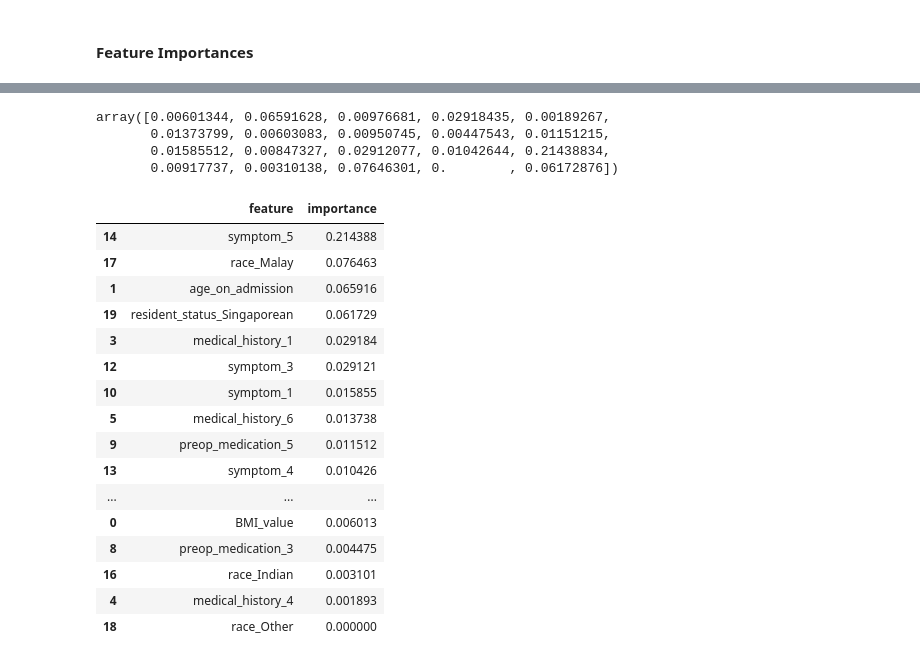
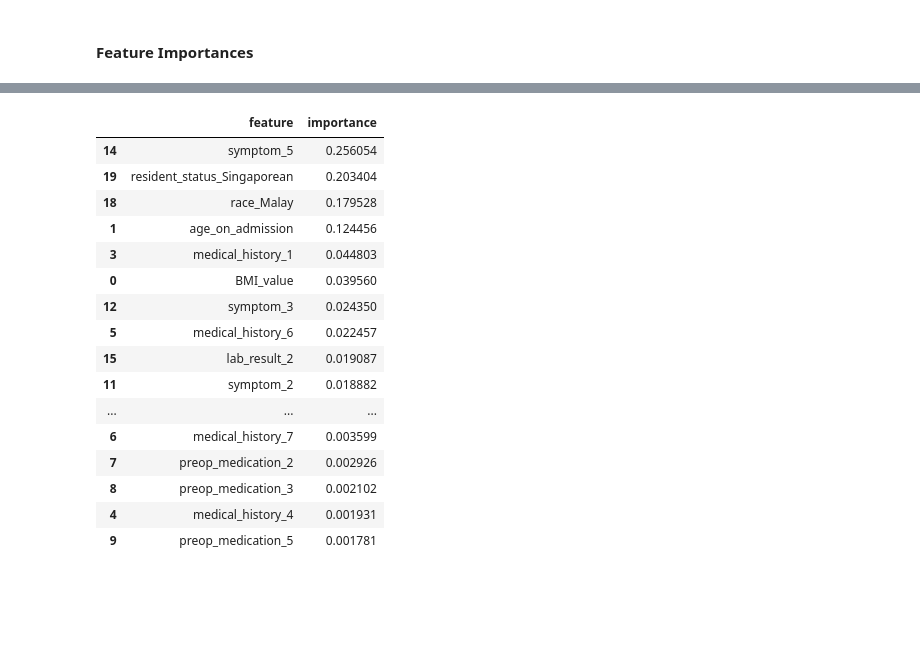
Before and after one commit to skuuu/Healthcare-Data-Analytics-and-Predictive-Modeling, a Jupyter notebook: data_analytics_and_modeling.ipynb, the cells around one changed output, grey strips where cells are left out. Drawn from its saved outputs; the diff is of its cells as text; code cells hidden in the pictures; blank space fills up the shorter version.

```diff
--- a/data_analytics_and_modeling.ipynb
+++ b/data_analytics_and_modeling.ipynb
@@ -926,7 +930,3 @@ print(f"testing examples: {x_val.shape[0]}")
 # %% [output]
 training examples: 2318
 testing examples: 580
-# %%
-#fit the scaler
-scaler = StandardScaler()
-scaler.fit(x_train)
@@ -938,11 +938,11 @@ pipe = make_pipeline(scaler, SelectKBest(mutual_info_regression), RandomForestRe
 pipe.get_params().keys()
 
 params = {
-    'selectkbest__k': [20], #[15, 20, 25], #20
-    'randomforestregressor__criterion': ['squared_error'], #['squared_error', 'absolute_error'],#['squared_error',
-    'randomforestregressor__max_depth' : [15], #[10, 12, 15],#[15]
-    'randomforestregressor__max_features': ['auto'], #['auto', 'sqrt', 'log2'],#['auto']
-    'randomforestregressor__n_estimators' : [1100] #[900, 1100, 1200]  #1200
+    'selectkbest__k': [20], #[15, 20, 25]
+    'randomforestregressor__criterion': ['squared_error'],
+    'randomforestregressor__max_depth' : [15], #[10, 12, 15]
+    'randomforestregressor__max_features': ['auto'], #['auto', 'sqrt']
+    'randomforestregressor__n_estimators' : [1200] #[900, 1100, 1200]
 }
 # %%
 gs = GridSearchCV(pipe, params, n_jobs=-1, cv=7, return_train_score=True, refit = True)
@@ -1007,10 +1019,6 @@ plt.show()
 # %% [markdown]
 #### Feature Importances
 # %%
-#chosen features
 chosen_feat_nos = gs.best_estimator_.named_steps['selectkbest'].get_support(indices = True)
 chosen_feats = x_train.columns[chosen_feat_nos].to_list()
-
-feature_importances = gs.best_estimator_._final_estimator.feature_importances_
-print(feature_importances)
-print(chosen_feats)
+feature_importances = list(gs.best_estimator_._final_estimator.feature_importances_)
@@ -1023,33 +1025,25 @@ print(chosen_feats)
-# %%
-feat_imp['no'] = chosen_feat_nos
-chosen_feat_importances = gs.best_estimator_.named_steps['selectkbest'].scores_
-chosen_feat_importances = chosen_feat_importances[chosen_feat_nos]
-chosen_feat_importances
-# %% [output]
-array([0.00601344, 0.06591628, 0.00976681, 0.02918435, 0.00189267,
-       0.01373799, 0.00603083, 0.00950745, 0.00447543, 0.01151215,
-       0.01585512, 0.00847327, 0.02912077, 0.01042644, 0.21438834,
-       0.00917737, 0.00310138, 0.07646301, 0.        , 0.06172876])
 # %%
 feat_imp = pd.DataFrame()
 feat_imp['feature'] = chosen_feats
+chosen_feat_importances = feature_importances
 feat_imp['importance'] = chosen_feat_importances
-feat_imp.sort_values('importance', ascending=False)
+feat_imp.sort_values(by= 'importance', ascending=False, inplace = True)
+feat_imp
 # %% [output]
 |  | feature | importance |
-| 14 | symptom_5 | 0.214388 |
-| 17 | race_Malay | 0.076463 |
-| 1 | age_on_admission | 0.065916 |
-| 19 | resident_status_Singaporean | 0.061729 |
-| 3 | medical_history_1 | 0.029184 |
-| 12 | symptom_3 | 0.029121 |
-| 10 | symptom_1 | 0.015855 |
-| 5 | medical_history_6 | 0.013738 |
-| 9 | preop_medication_5 | 0.011512 |
-| 13 | symptom_4 | 0.010426 |
+| 14 | symptom_5 | 0.256054 |
+| 19 | resident_status_Singaporean | 0.203404 |
+| 18 | race_Malay | 0.179528 |
+| 1 | age_on_admission | 0.124456 |
+| 3 | medical_history_1 | 0.044803 |
+| 0 | BMI_value | 0.039560 |
+| 12 | symptom_3 | 0.024350 |
+| 5 | medical_history_6 | 0.022457 |
+| 15 | lab_result_2 | 0.019087 |
+| 11 | symptom_2 | 0.018882 |
 | ... | ... | ... |
-| 0 | BMI_value | 0.006013 |
-| 8 | preop_medication_3 | 0.004475 |
-| 16 | race_Indian | 0.003101 |
-| 4 | medical_history_4 | 0.001893 |
-| 18 | race_Other | 0.000000 |
+| 6 | medical_history_7 | 0.003599 |
+| 7 | preop_medication_2 | 0.002926 |
+| 8 | preop_medication_3 | 0.002102 |
+| 4 | medical_history_4 | 0.001931 |
+| 9 | preop_medication_5 | 0.001781 |
```
Also changed, not shown: parts of 19 cells of this notebook.
